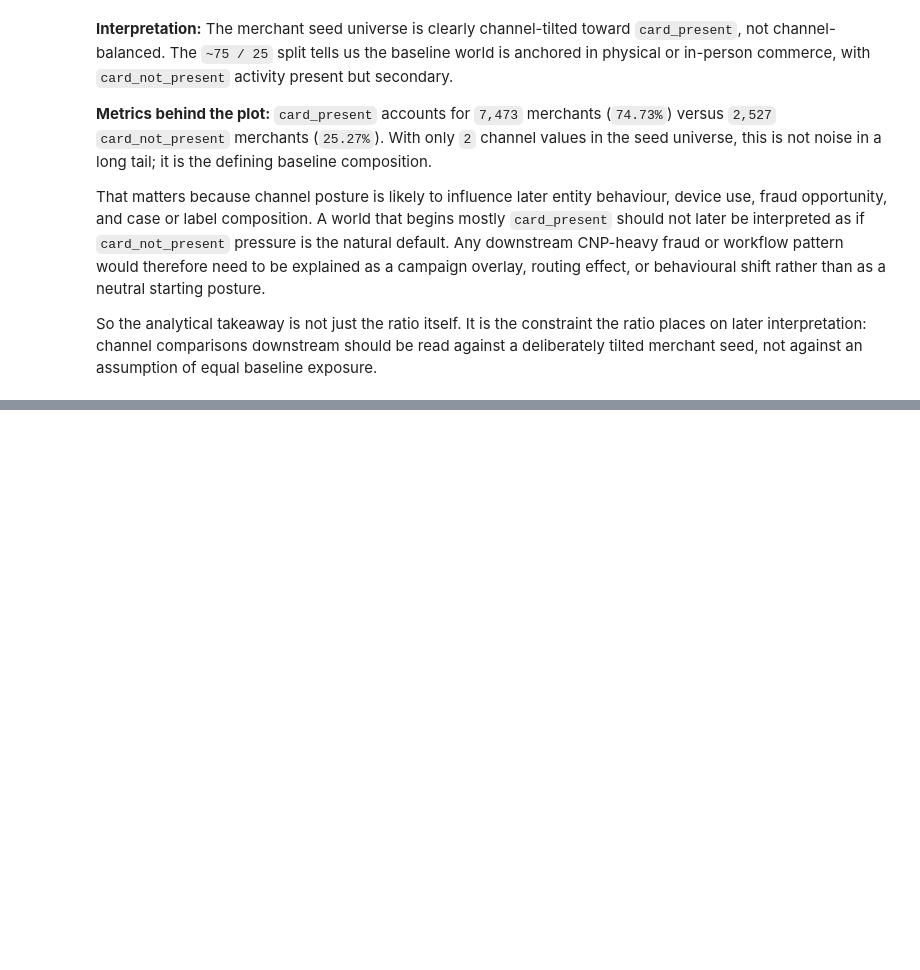
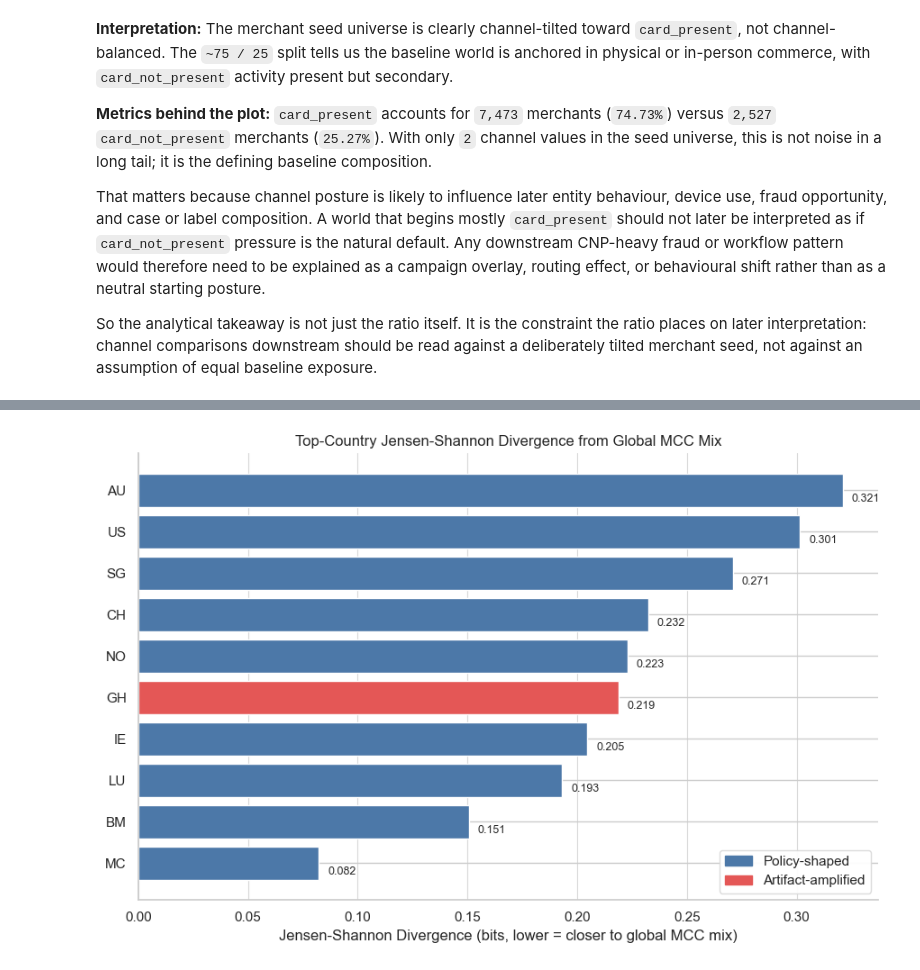
Before and after one commit to EsosaOrumwese/fraud-detection-system, a Jupyter notebook: analysis/dev_full_offline_investigation/00_investigation/notebooks/00_understanding_governed_data_world_p1.ipynb, the cells around one changed output, grey strips where cells are left out. Drawn from its saved outputs; the diff is of its cells as text; code cells hidden in the pictures; blank space fills up the shorter version.

```diff
--- a/analysis/dev_full_offline_investigation/00_investigation/notebooks/00_understanding_governed_data_world_p1.ipynb
+++ b/analysis/dev_full_offline_investigation/00_investigation/notebooks/00_understanding_governed_data_world_p1.ipynb
@@ -543,0 +724,5 @@ The country Pareto chart tells us where merchant weight sits, but not whether th
+# %%
+# Angle 1B: distance from the global MCC mix.
+draw_mcc_distance_plot()
+# %% [output]
+[figure, added]
```
Also changed, not shown: parts of 13 cells of this notebook.
